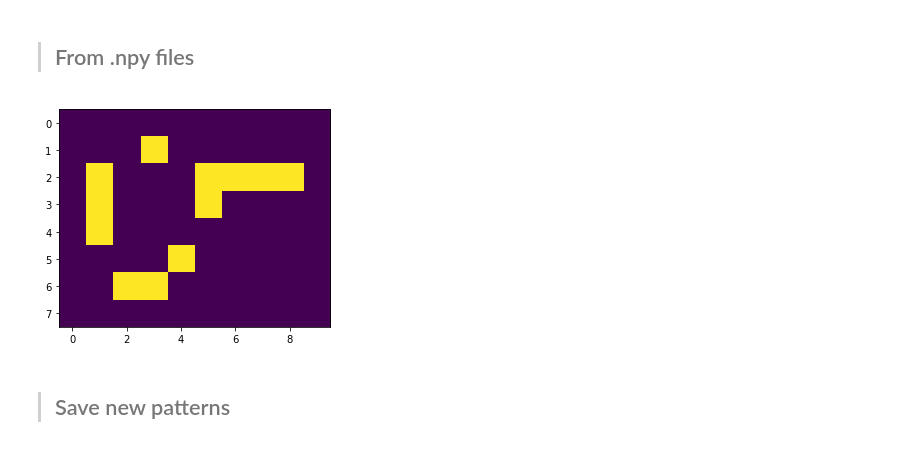
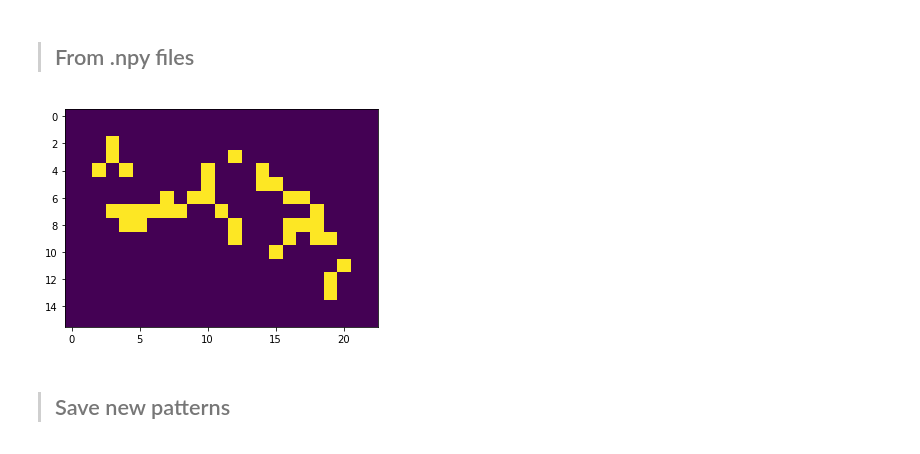
Before and after one commit to yann-ro/conway-game-of-life, a Jupyter notebook: digging.ipynb, the cells around one changed output. Saved outputs shown, nothing was run; the diff lists cells and outputs as text; code cells hidden in the pictures.

```diff
--- a/digging.ipynb
+++ b/digging.ipynb
@@ -73,13 +84,15 @@ plt.show()
 # %% [markdown]
 > ## From .npy files
 # %%
-name = 'caterer'
+name = '37P4H1V0'
 
 with open(f'item/{name}.npy', 'rb') as f:
        array = np.load(f)
 
+array = add_blank(array)
+
 plt.imshow(array)
 plt.show()
 # %% [output]
-[figure, old version]
+[figure, new version]
 # %%
```
Also changed, not shown: parts of 10 cells of this notebook, 15 other files.
